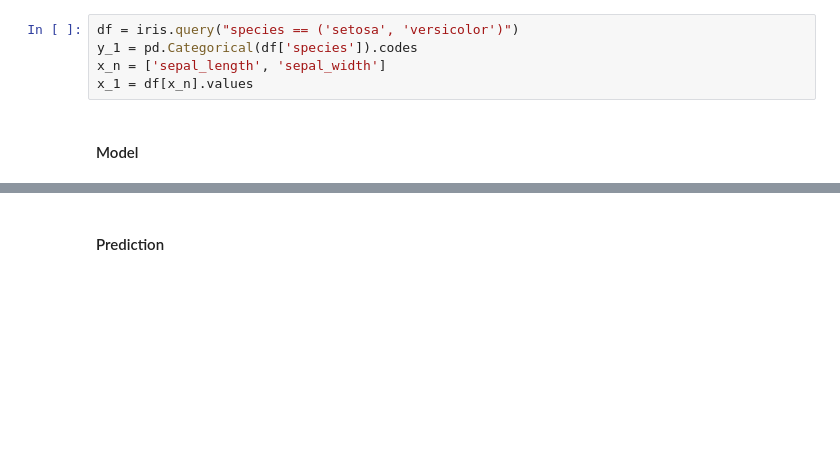
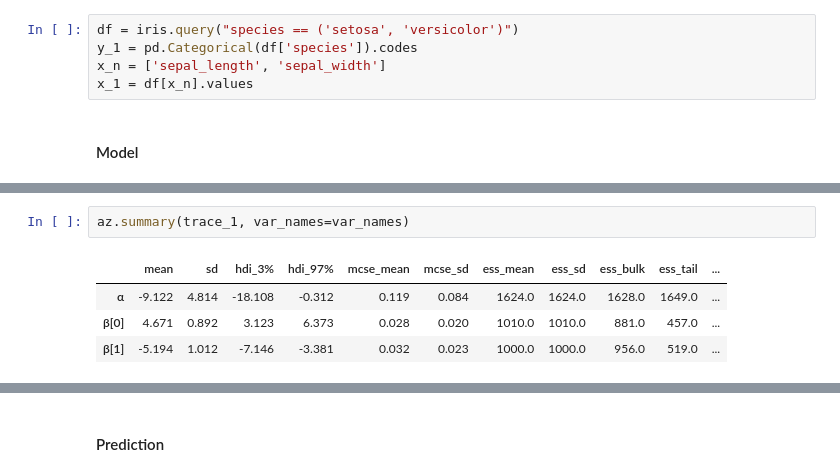
Before and after one commit to danhphan/bayesian-inferences, a Jupyter notebook: 22_bap_logistic_regression.ipynb, the cells around one changed output, grey strips where cells are left out. Saved outputs shown, nothing was run; the diff lists cells and outputs as text; blank space fills up the shorter version.

```diff
--- a/22_bap_logistic_regression.ipynb
+++ b/22_bap_logistic_regression.ipynb
@@ -211,3 +217,10 @@ array([<matplotlib.axes._subplots.AxesSubplot object at 0x...>],
+# %%
+az.summary(trace_1, var_names=var_names)
+# %% [output]
+|  | mean | sd | hdi_3% | hdi_97% | mcse_mean | mcse_sd | ess_mean | ess_sd | ess_bulk | ess_tail | ... |
+| α | -9.122 | 4.814 | -18.108 | -0.312 | 0.119 | 0.084 | 1624.0 | 1624.0 | 1628.0 | 1649.0 | ... |
+| β[0] | 4.671 | 0.892 | 3.123 | 6.373 | 0.028 | 0.020 | 1010.0 | 1010.0 | 881.0 | 457.0 | ... |
+| β[1] | -5.194 | 1.012 | -7.146 | -3.381 | 0.032 | 0.023 | 1000.0 | 1000.0 | 956.0 | 519.0 | ... |
 # %%
 # Plot posterior dist with observed data
 idx = np.argsort(x_1[:,0])
```
Also changed, not shown: parts of 16 cells of this notebook.
